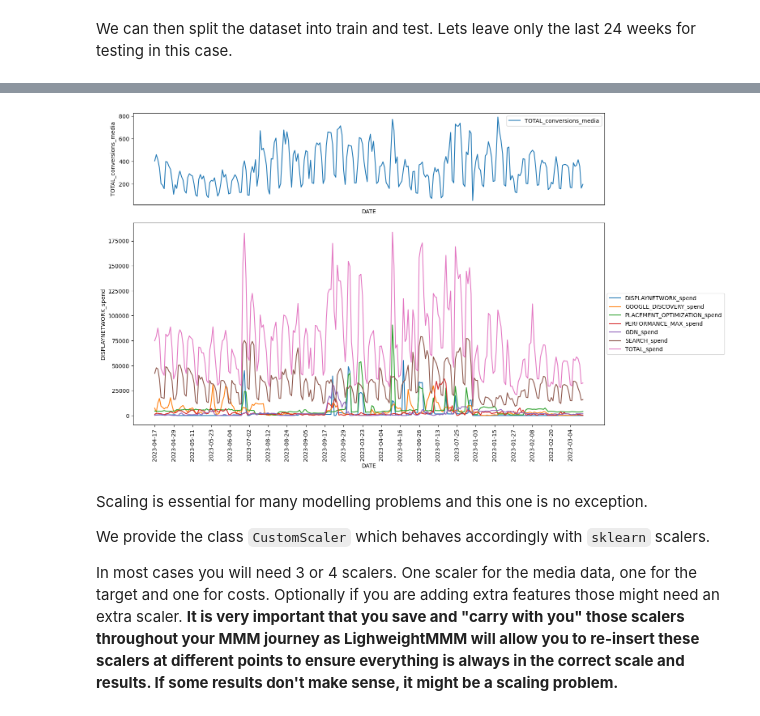
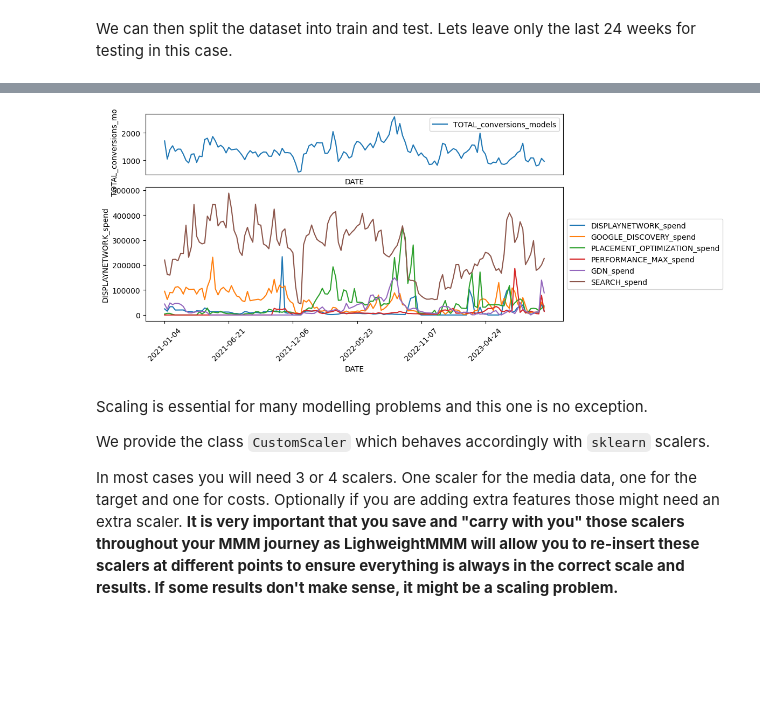
Before and after one commit to barauna-lo/Code_Library, a Jupyter notebook: [STORM]_simple_end_to_end_demo_pydataglobal.ipynb, the cells around one changed output, grey strips where cells are left out. Saved outputs shown, nothing was run; the diff lists cells and outputs as text; code cells hidden in the pictures; blank space fills up the shorter version.

```diff
--- a/[STORM]_simple_end_to_end_demo_pydataglobal.ipynb
+++ b/[STORM]_simple_end_to_end_demo_pydataglobal.ipynb
@@ -163,5 +205,20 @@ df_stormx_holiday = df_holiday[(df_holiday['DATE'] >= min_stormx) & (df_holiday[
 df_stormx_holiday.to_csv("df_stormx_holiday.csv")
 # %%
 #"DISPLAYNETWORK_spend","GOOGLE_DISCOVERY_spend", "PLACEMENT_OPTIMIZATION_spend","PERFORMANCE_MAX_spend", "GDN_spend", "SEARCH_spend
-mdsp_cols_stormx = ['DISPLAYNETWORK_spend','GOOGLE_DISCOVERY_spend', 'PLACEMENT_OPTIMIZATION_spend','PERFORMANCE_MAX_spend', 'GDN_spend', 'SEARCH_spend','TOTAL_spend']
-df_stormx_model = df_stormx[['DATE','DISPLAYNETWORK_spend','GOOGLE_DISCOVERY_spend', 'PLACEMENT_OPTIMIZATION_spend','PERFORMANCE_MAX_spend', 'GDN_spend', 'SEARCH_spend','TOTAL_spend','TOTAL_conversions_media']]
+mdsp_cols_stormx =                  ['DISPLAYNETWORK_spend','GOOGLE_DISCOVERY_spend', 'PLACEMENT_OPTIMIZATION_spend','PERFORMANCE_MAX_spend', 'GDN_spend', 'SEARCH_spend']#,'TOTAL_conversions_media']
+df_stormx_model = df_stormx[['DATE','DISPLAYNETWORK_spend','GOOGLE_DISCOVERY_spend', 'PLACEMENT_OPTIMIZATION_spend','PERFORMANCE_MAX_spend', 'GDN_spend', 'SEARCH_spend','TOTAL_conversions_models']]
+mdsp_cols = mdsp_cols_stormx
+# %%
+plt.figure(figsize=(10, 5))
+plt.subplot(3,1,1)
+sns.lineplot(x=df_stormx_model['DATE'], y=df_stormx_model['TOTAL_conversions_models'],label='TOTAL_conversions_models')
+plt.xticks([])
+plt.subplot(3,1,(2,3))
+for i in range(len(mdsp_cols_stormx)):
+    sns.lineplot(x=df_stormx_model['DATE'], y=df_stormx_model[mdsp_cols_stormx[i]],label=mdsp_cols_stormx[i])
+#Show x ticks every 12 months
+plt.xticks(np.arange(0, len(df_stormx_model), 24),rotation=45)
+plt.legend(loc='center left', bbox_to_anchor=(1, 0.5))
+plt.show()
+# %% [output]
+[figure, added]
@@ -177,17 +245,3 @@ extra_features_train = extra_features[:split_point, ...]
 extra_features_test = extra_features[split_point:, ...]
 # Target
 target_train = target[:split_point]
-# %%
-plt.figure(figsize=(15, 10))
-plt.subplot(3,1,1)
-sns.lineplot(x=df_stormx_model['DATE'], y=df_stormx_model['TOTAL_conversions_media'],label='TOTAL_conversions_media')
-plt.xticks([])
-plt.subplot(3,1,(2,3))
-for i in range(len(mdsp_cols_stormx)):
-    sns.lineplot(x=df_stormx_model['DATE'], y=df_stormx_model[mdsp_cols_stormx[i]],label=mdsp_cols_stormx[i])
-#Show x ticks every 12 months
-plt.xticks(np.arange(0, len(df_stormx_model), 12),rotation=90)
-plt.legend(loc='center left', bbox_to_anchor=(1, 0.5))
-plt.show()
-# %% [output]
-[figure, removed]
```
Also changed, not shown: parts of 68 cells of this notebook.
